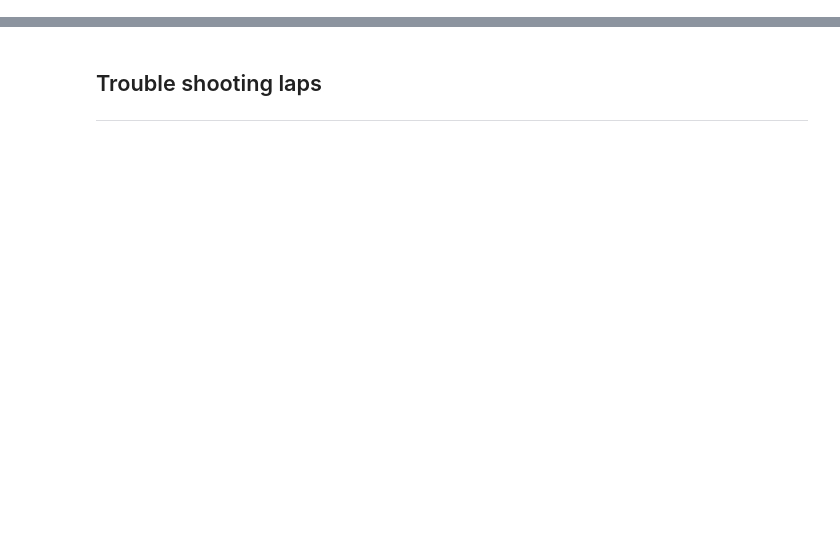
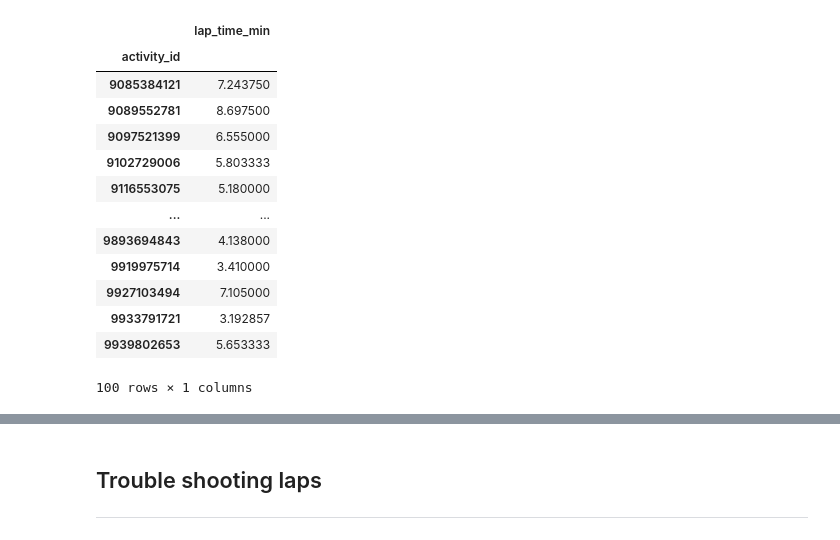
Before and after one commit to ManuelElizaldi/PyStrava, a Jupyter notebook: TroubleShootingNotebook.ipynb, the cells around one changed output, grey strips where cells are left out. Drawn from its saved outputs; the diff is of its cells as text; code cells hidden in the pictures; blank space fills up the shorter version.

```diff
--- a/TroubleShootingNotebook.ipynb
+++ b/TroubleShootingNotebook.ipynb
@@ -63,0 +61,18 @@ df
+# %%
+avg_lap_time = workout_laps.pivot_table(index=['activity_id'],values = 'lap_time_min',aggfunc='mean')
+avg_lap_time = avg_lap_time.reset_index()
+# %% [output]
+|  | lap_time_min |
+| activity_id |  |
+| 9085384121 | 7.243750 |
+| 9089552781 | 8.697500 |
+| 9097521399 | 6.555000 |
+| 9102729006 | 5.803333 |
+| 9116553075 | 5.180000 |
+| ... | ... |
+| 9893694843 | 4.138000 |
+| 9919975714 | 3.410000 |
+| 9927103494 | 7.105000 |
+| 9933791721 | 3.192857 |
+| 9939802653 | 5.653333 |
+100 rows × 1 columns
```
Also changed, not shown: parts of 11 cells of this notebook, 3 other files.
